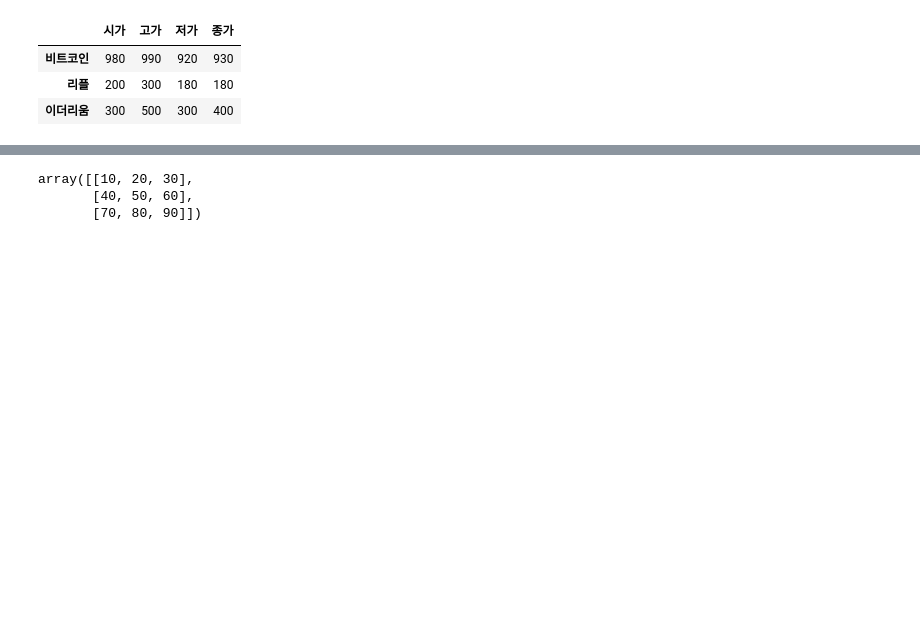
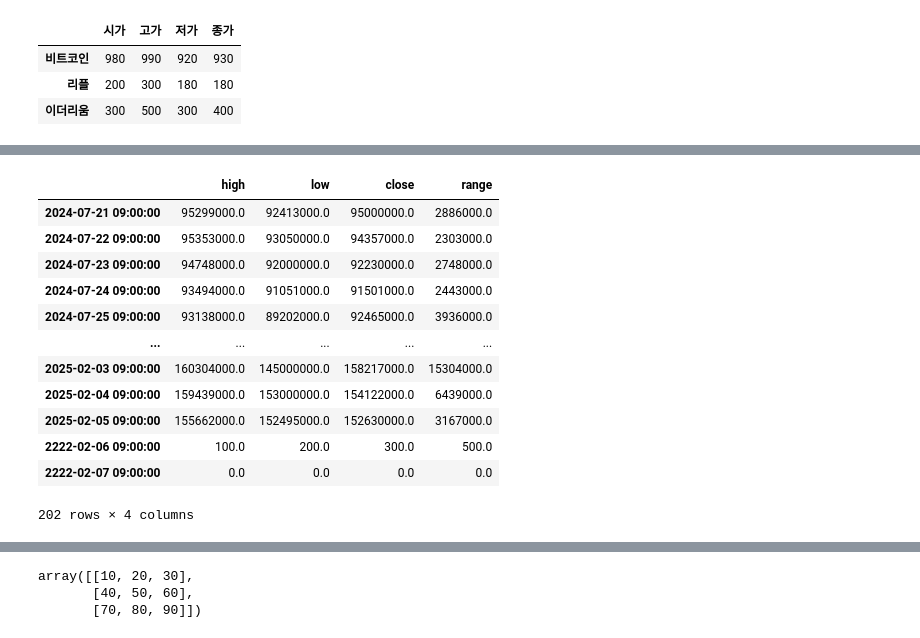
Before and after one commit to dasom222g/learn-pandas, a Jupyter notebook: 02_Pandas_실습_코드.ipynb, the cells around one changed output, grey strips where cells are left out. Cells and saved outputs as stored; diff of their text form; code cells hidden in the pictures; blank space fills up the shorter version.

```diff
--- a/02_Pandas_실습_코드.ipynb
+++ b/02_Pandas_실습_코드.ipynb
@@ -293,0 +415,18 @@ df2
+# %%
+# 컬럼 여러개 삭제
+removed_df = df.drop(['open', 'volume'], axis=1)
+removed_df
+# %% [output]
+|  | high | low | close | range |
+| 2024-07-21 09:00:00 | 95299000.0 | 92413000.0 | 95000000.0 | 2886000.0 |
+| 2024-07-22 09:00:00 | 95353000.0 | 93050000.0 | 94357000.0 | 2303000.0 |
+| 2024-07-23 09:00:00 | 94748000.0 | 92000000.0 | 92230000.0 | 2748000.0 |
+| 2024-07-24 09:00:00 | 93494000.0 | 91051000.0 | 91501000.0 | 2443000.0 |
+| 2024-07-25 09:00:00 | 93138000.0 | 89202000.0 | 92465000.0 | 3936000.0 |
+| ... | ... | ... | ... | ... |
+| 2025-02-03 09:00:00 | 160304000.0 | 145000000.0 | 158217000.0 | 15304000.0 |
+| 2025-02-04 09:00:00 | 159439000.0 | 153000000.0 | 154122000.0 | 6439000.0 |
+| 2025-02-05 09:00:00 | 155662000.0 | 152495000.0 | 152630000.0 | 3167000.0 |
+| 2222-02-06 09:00:00 | 100.0 | 200.0 | 300.0 | 500.0 |
+| 2222-02-07 09:00:00 | 0.0 | 0.0 | 0.0 | 0.0 |
+202 rows × 4 columns
```
Also changed, not shown: parts of 15 cells of this notebook.
